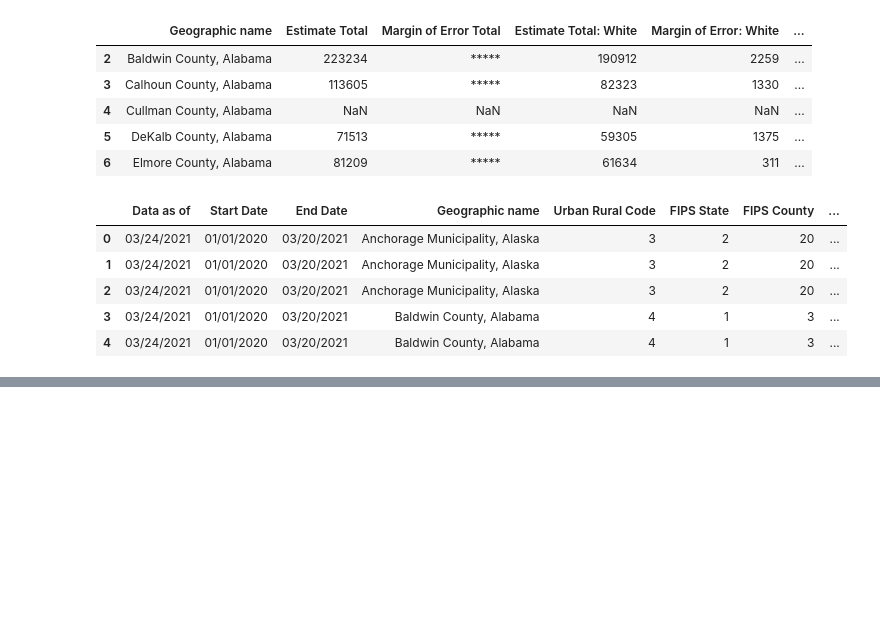
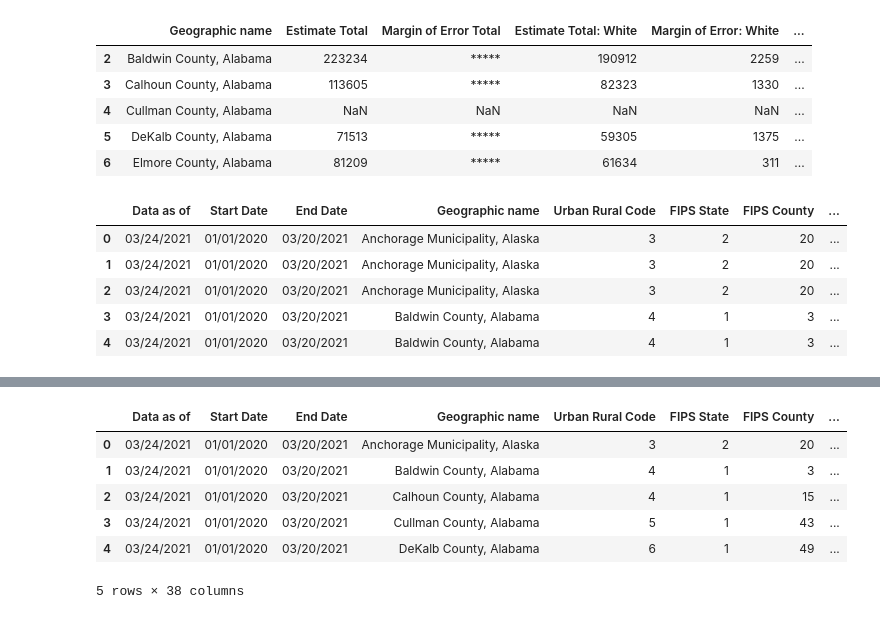
Before and after one commit to lauracharlotteli/cs216project, a Jupyter notebook: 216_project.ipynb, the cells around one changed output, grey strips where cells are left out. Drawn from its saved outputs; the diff is of its cells as text; code cells hidden in the pictures; blank space fills up the shorter version.

Commit message:
trying to calculate covid deaths + proportion for black people?

```diff
--- a/216_project.ipynb
+++ b/216_project.ipynb
@@ -114,0 +109,19 @@ comb
+# %%
+#data incomplete - doesn't have all counties (742)
+merge_covid = pd.merge(county_covid_deaths[county_covid_deaths["Indicator"] == "Distribution of COVID-19 deaths (%)"], county_race, on ="Geographic name")
+
+#finding number of black covid deaths based on total number of deaths * proportion of black death from covid
+merge_covid["# Black Covid Death"] = (merge_covid["COVID-19 Deaths"].astype(float) * merge_covid["Non-Hispanic Black"].astype(float))
+
+#divide that number by total black people in county
+merge_covid["% Black Covid Death"] = merge_covid["# Black Covid Death"]/(merge_covid["Estimate Total: Black"]).astype(float)
+
+merge_covid.head()
+# %% [output]
+|  | Data as of | Start Date | End Date | Geographic name | Urban Rural Code | FIPS State | FIPS County | ... |
+| 0 | 03/24/2021 | 01/01/2020 | 03/20/2021 | Anchorage Municipality, Alaska | 3 | 2 | 20 | ... |
+| 1 | 03/24/2021 | 01/01/2020 | 03/20/2021 | Baldwin County, Alabama | 4 | 1 | 3 | ... |
+| 2 | 03/24/2021 | 01/01/2020 | 03/20/2021 | Calhoun County, Alabama | 4 | 1 | 15 | ... |
+| 3 | 03/24/2021 | 01/01/2020 | 03/20/2021 | Cullman County, Alabama | 5 | 1 | 43 | ... |
+| 4 | 03/24/2021 | 01/01/2020 | 03/20/2021 | DeKalb County, Alabama | 6 | 1 | 49 | ... |
+5 rows × 38 columns
```
Also changed, not shown: parts of 1 cell of this notebook.
